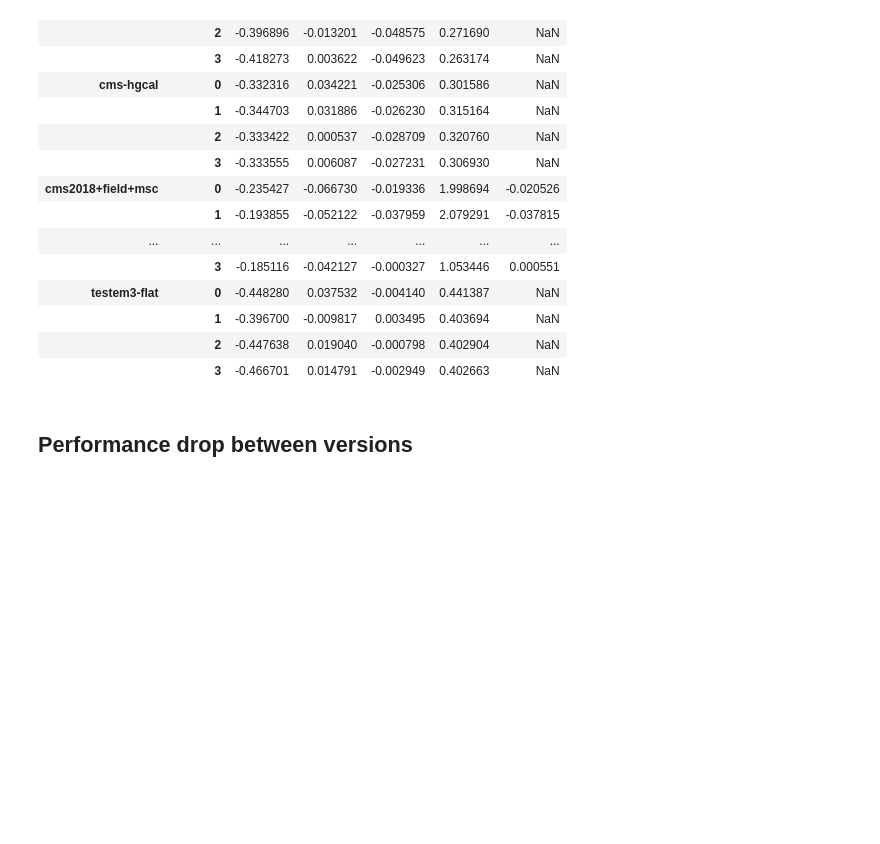
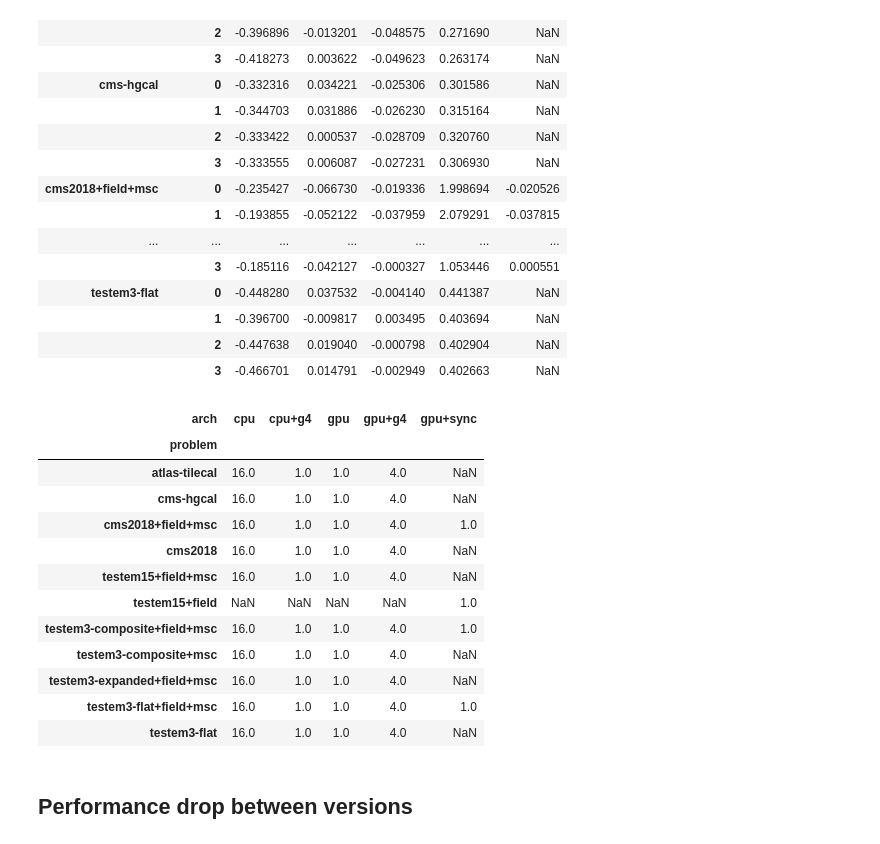
Before and after one commit to celeritas-project/regression, a Jupyter notebook: analysis.ipynb, the cells around one changed output. Cells and saved outputs as stored; diff of their text form; code cells hidden in the pictures; blank space fills up the shorter version.

Commit message:
Add analysis with comparison

```diff
--- a/analysis.ipynb
+++ b/analysis.ipynb
@@ -101 +74,12 @@ KeyError: 'vecgeom'
+# %%
+def get_throughput(analysis):
+    col = analysis.result['avg_event_per_time']
+    return col.xs('vecgeom', level='geo').unstack('arch')
+
+def get_slots(analysis):
+    col = analysis.input['num_track_slots']
+    return col.xs('vecgeom', level='geo').unstack('arch')
+
+def compare(func):
+    return
 # %%
@@ -119,6 +103,22 @@ new_throughput / old_throughput - 1
 |  | 1 | -0.396700 | -0.009817 | 0.003495 | 0.403694 | NaN |
 |  | 2 | -0.447638 | 0.019040 | -0.000798 | 0.402904 | NaN |
 |  | 3 | -0.466701 | 0.014791 | -0.002949 | 0.402663 | NaN |
+# %%
+get_slots(new) / get_slots(old)
+# %% [output]
+| arch | cpu | cpu+g4 | gpu | gpu+g4 | gpu+sync |
+| problem |  |  |  |  |  |
+| atlas-tilecal | 16.0 | 1.0 | 1.0 | 4.0 | NaN |
+| cms-hgcal | 16.0 | 1.0 | 1.0 | 4.0 | NaN |
+| cms2018+field+msc | 16.0 | 1.0 | 1.0 | 4.0 | 1.0 |
+| cms2018 | 16.0 | 1.0 | 1.0 | 4.0 | NaN |
+| testem15+field+msc | 16.0 | 1.0 | 1.0 | 4.0 | NaN |
+| testem15+field | NaN | NaN | NaN | NaN | 1.0 |
+| testem3-composite+field+msc | 16.0 | 1.0 | 1.0 | 4.0 | 1.0 |
+| testem3-composite+msc | 16.0 | 1.0 | 1.0 | 4.0 | NaN |
+| testem3-expanded+field+msc | 16.0 | 1.0 | 1.0 | 4.0 | NaN |
+| testem3-flat+field+msc | 16.0 | 1.0 | 1.0 | 4.0 | 1.0 |
+| testem3-flat | 16.0 | 1.0 | 1.0 | 4.0 | NaN |
 # %% [markdown]
 ## Performance drop between versions
 # %%
```
Also changed, not shown: parts of 8 cells of this notebook, 1 other file.
